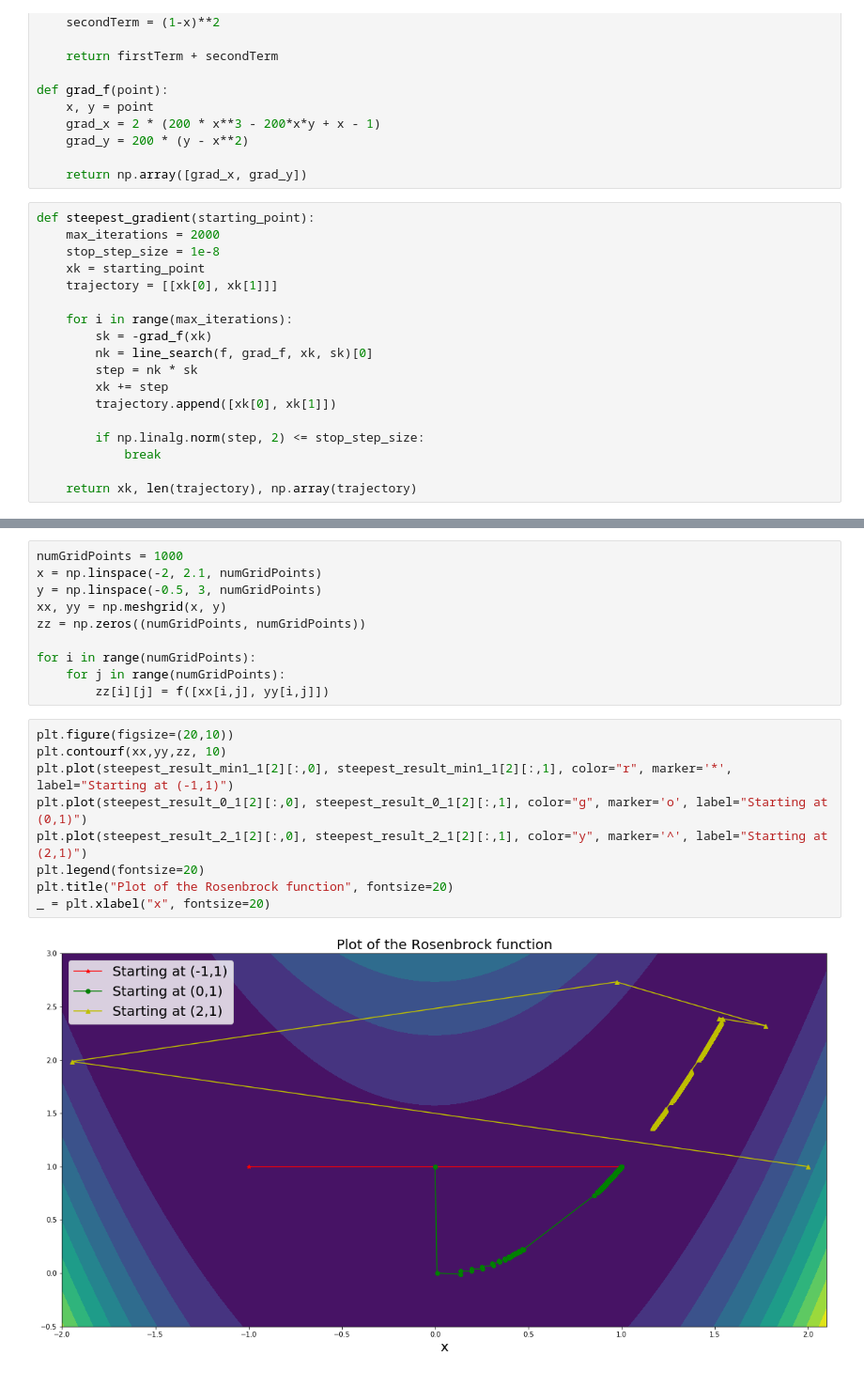
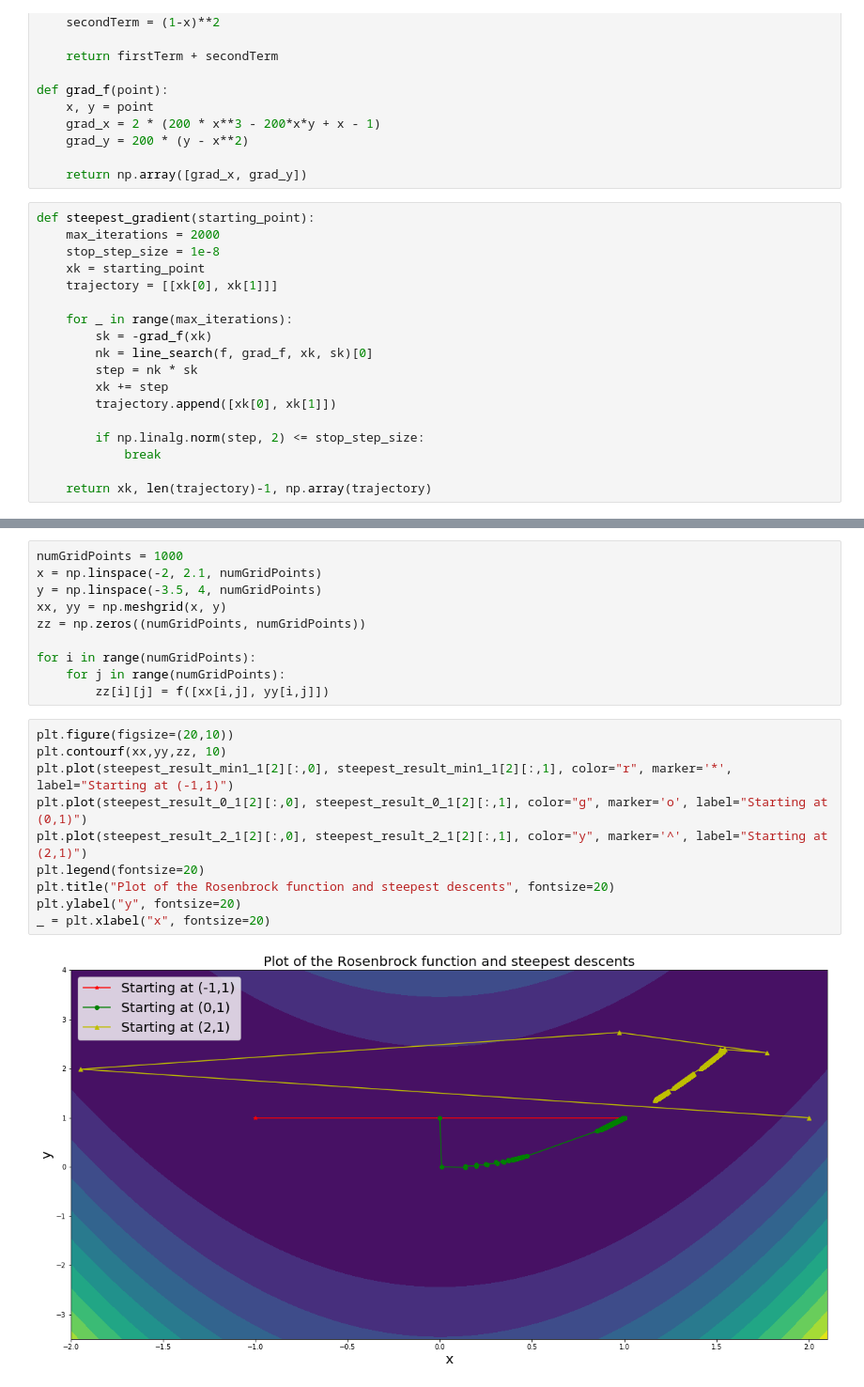
Before and after one commit to jonathanGB/am205, a Jupyter notebook: 5/AM205_HW5.ipynb, the cells around one changed output, grey strips where cells are left out. Shown at 94% size. Drawn from its saved outputs; the diff is of its cells as text.

```diff
--- a/5/AM205_HW5.ipynb
+++ b/5/AM205_HW5.ipynb
@@ -39,7 +39,7 @@ def steepest_gradient(starting_point):
     xk = starting_point
     trajectory = [[xk[0], xk[1]]]
 
-    for i in range(max_iterations):
+    for _ in range(max_iterations):
         sk = -grad_f(xk)
         nk = line_search(f, grad_f, xk, sk)[0]
         step = nk * sk
@@ -49,6 +49,6 @@ def steepest_gradient(starting_point):
         if np.linalg.norm(step, 2) <= stop_step_size:
             break
 
-    return xk, len(trajectory), np.array(trajectory)
+    return xk, len(trajectory)-1, np.array(trajectory)
 # %%
 steepest_result_min1_1 = steepest_gradient([-1, 1])
@@ -64,7 +64,7 @@ Starting at (2, 1), it took 2000 iterations to reach [1.1657344  1.35997963]
 # %%
 numGridPoints = 1000
 x = np.linspace(-2, 2.1, numGridPoints)
-y = np.linspace(-0.5, 3, numGridPoints)
+y = np.linspace(-3.5, 4, numGridPoints)
 xx, yy = np.meshgrid(x, y)
 zz = np.zeros((numGridPoints, numGridPoints))
 
@@ -74,11 +74,12 @@ for i in range(numGridPoints):
 # %%
 plt.figure(figsize=(20,10))
 plt.contourf(xx,yy,zz, 10)
 plt.plot(steepest_result_min1_1[2][:,0], steepest_result_min1_1[2][:,1], color="r", marker='*', label="Starting at (-1,1)")
 plt.plot(steepest_result_0_1[2][:,0], steepest_result_0_1[2][:,1], color="g", marker='o', label="Starting at (0,1)")
 plt.plot(steepest_result_2_1[2][:,0], steepest_result_2_1[2][:,1], color="y", marker='^', label="Starting at (2,1)")
 plt.legend(fontsize=20)
-plt.title("Plot of the Rosenbrock function", fontsize=20)
+plt.title("Plot of the Rosenbrock function and steepest descents", fontsize=20)
+plt.ylabel("y", fontsize=20)
 _ = plt.xlabel("x", fontsize=20)
 # %% [output]
-[figure, old version]
+[figure, new version]
```
Also changed, not shown: parts of 7 cells of this notebook.
